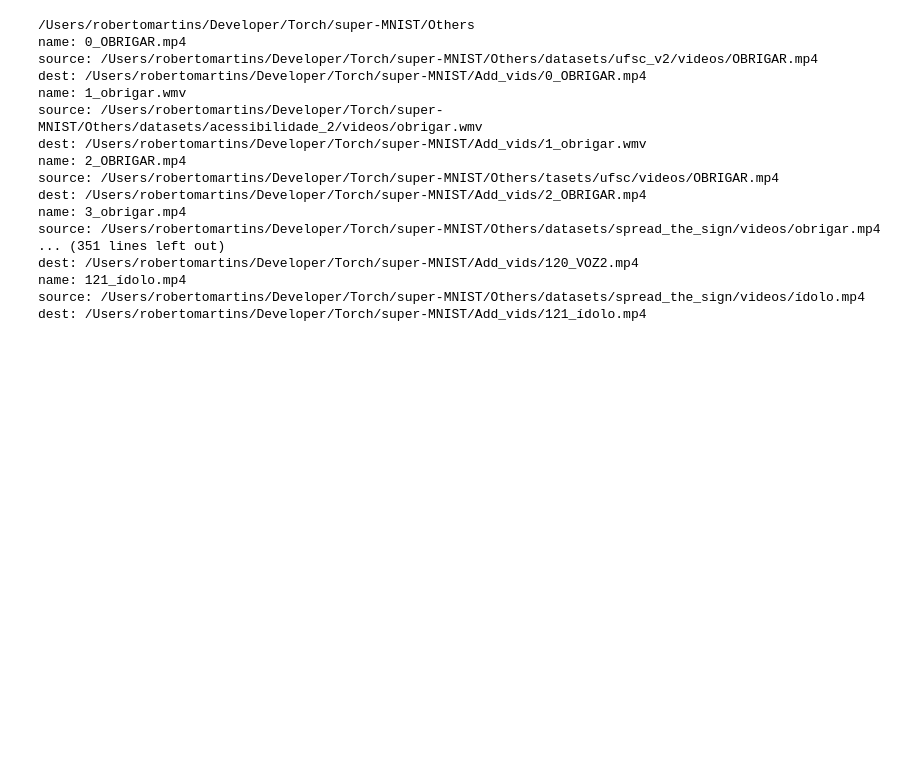
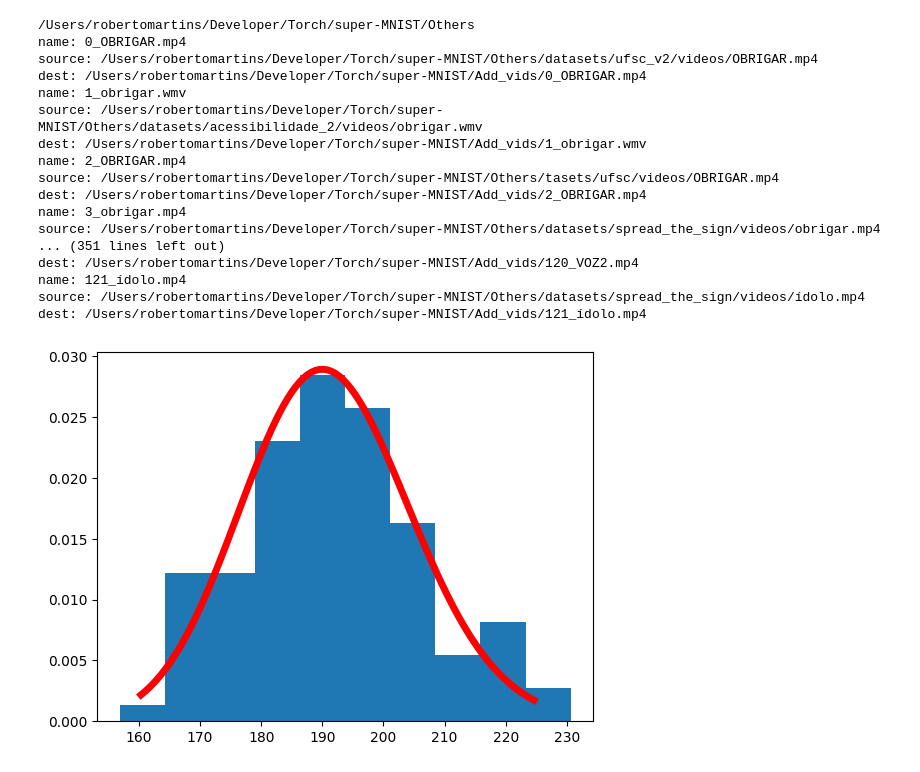
Before and after one commit to RobertoMav/super-MNIST, a Jupyter notebook: Others/see_nn.ipynb, the cells around one changed output. Drawn from its saved outputs; the diff is of its cells as text; code cells hidden in the pictures; blank space fills up the shorter version.

```diff
--- a/Others/see_nn.ipynb
+++ b/Others/see_nn.ipynb
@@ -61,0 +66,16 @@ dest: /Users/robertomartins/Developer/Torch/super-MNIST/Add_vids/121_ídolo.mp4
+# %%
+a = 191
+b = 1/0.5
+num = np.random.gamma(shape = a, size = 100)
+plt.hist(num, bins = 10, density = True)
+
+
+a = 191 #scale parameter (alpha)
+b = 1/0.5
+x = np.linspace(gamma.ppf(0.01, a),
+                gamma.ppf(0.99, a), 100)
+plt.plot(x, gamma.pdf(x, a), 'r-', lw=5, alpha=1, label='gamma pdf')
+
+plt.show()
+# %% [output]
+[figure, added]
```
Also changed, not shown: parts of 3 cells of this notebook, 5 other files.
